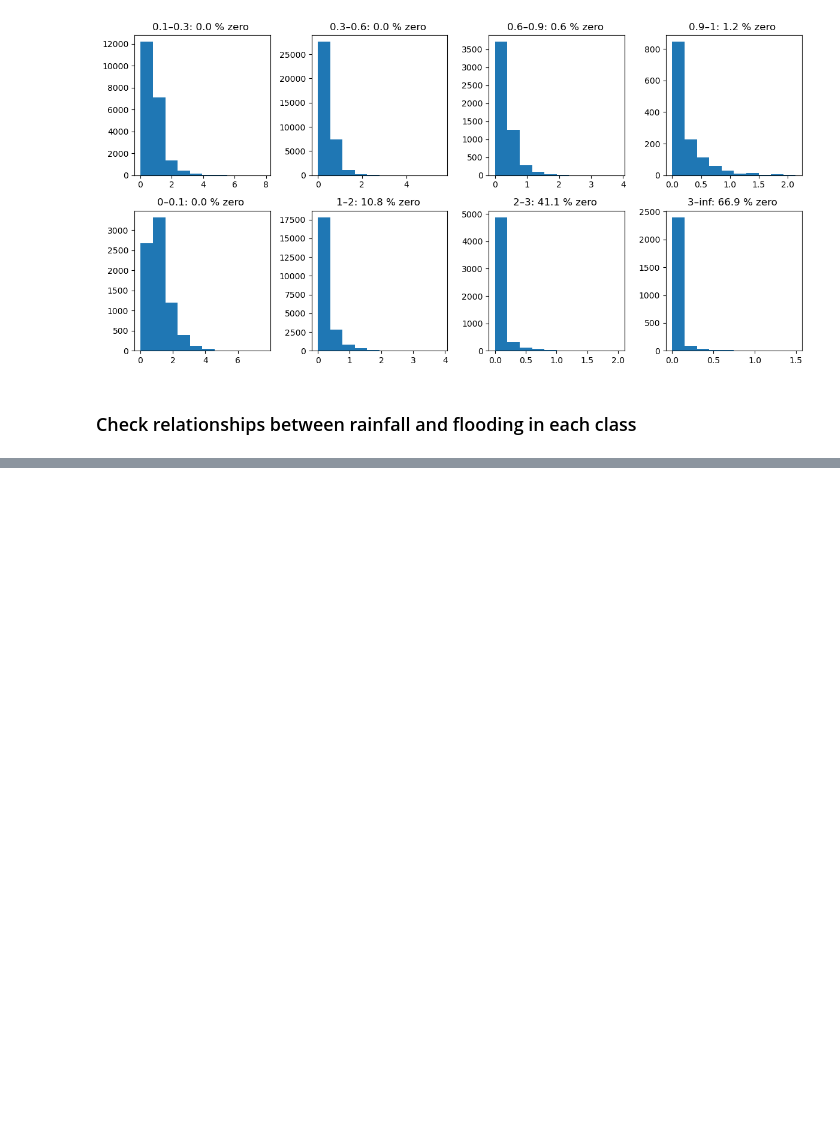
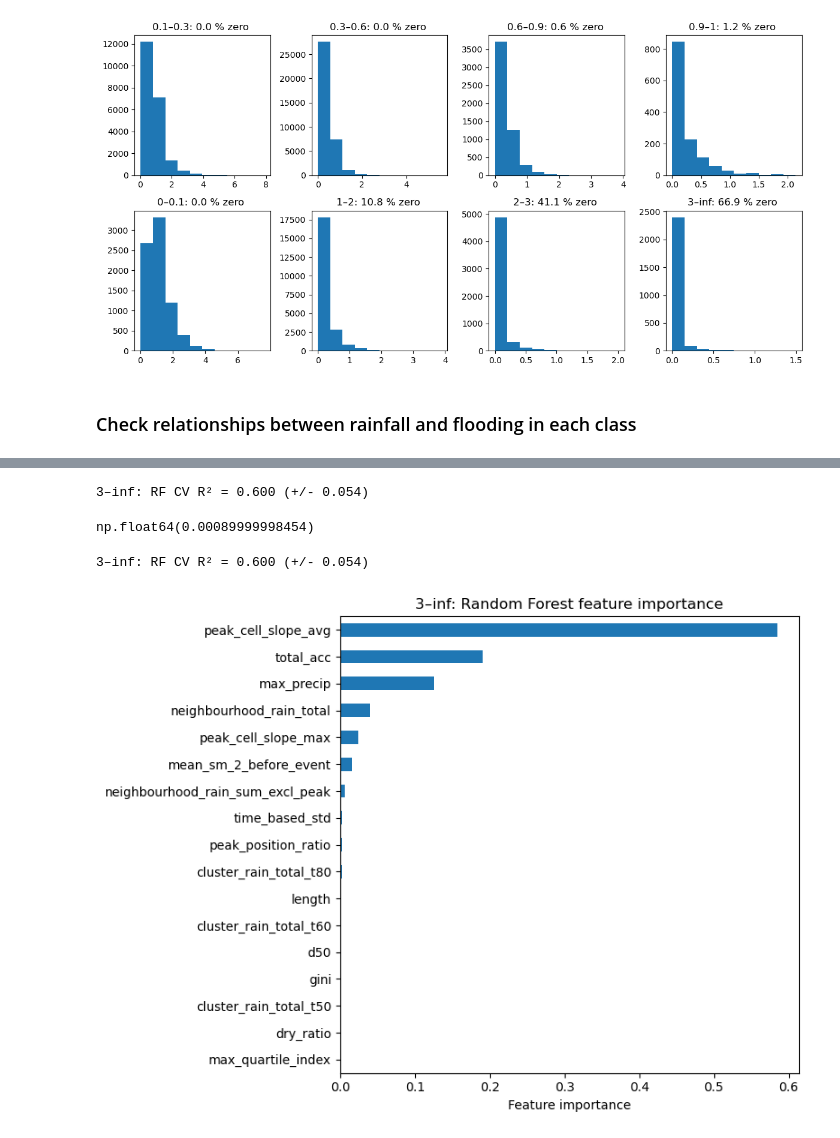
Before and after one commit to masher92/FutureFlood, a Jupyter notebook: AnalyseResults/RemovingScotlandTest.ipynb, the cells around one changed output, grey strips where cells are left out. Saved outputs shown, nothing was run; the diff lists cells and outputs as text; code cells hidden in the pictures; blank space fills up the shorter version.

```diff
--- a/AnalyseResults/RemovingScotlandTest.ipynb
+++ b/AnalyseResults/RemovingScotlandTest.ipynb
@@ -71,6 +69,7 @@ cbar.set_label('HC Class')
 # %%
 fp = f"/scratch/hydro4/users/kv25483/FutureFlood/Data/EventDetails/all_catchments.pkl"
 rainfall_events_all_df = pd.read_pickle(fp)
+rainfall_events_all_df = pd.read_csv("/scratch/hydro4/users/kv25483/FutureFlood/Data/EventDetails/all_catchments_with_topography.csv")
 rainfall_events_all_df = rainfall_events_all_df[rainfall_events_all_df['max_precip']<130].copy()
 rainfall_events_all_df['length'] = rainfall_events_all_df['times'].apply(len)
 # %%
@@ -112,0 +226,10 @@ print(len(rainfall_events_all_df))
+# %%
+accum_vars = ['total_acc']
+intensity_vars = ['max_precip']
+shape_vars = ['peak_position_ratio', 'd50', 'gini', 'time_based_std', 'dry_ratio', 'max_quartile_index']
+neighbourhood_vars = ['cluster_rain_total_t60', 'neighbourhood_rain_total', 'neighbourhood_rain_sum_excl_peak',
+                     'cluster_rain_total_t50', "cluster_rain_total_t80"] # ['cluster_flood_10_area_t80']
+antecedent_vars = ['mean_sm_2_before_event']
+length_vars = ['length']
+topography_vars = ['peak_cell_slope_max', "peak_cell_slope_avg", ]
+candidate_vars = topography_vars + length_vars + antecedent_vars + neighbourhood_vars + shape_vars + intensity_vars + accum_vars
@@ -151,3 +317,71 @@ for cls in sorted(df['HC_status_2'].unique()):
+# %%
+from sklearn.ensemble import RandomForestRegressor
+from sklearn.model_selection import cross_val_score
+
+X = df[candidate_vars]
+y = df['10cm_area']
+rf = RandomForestRegressor(n_estimators=300, max_depth=8, random_state=0, n_jobs=-1)
+scores = cross_val_score(rf, X, y, cv=5, scoring='r2')
+print(f"{cls}: RF CV R² = {scores.mean():.3f} (+/- {scores.std():.3f})")
+# %% [output]
+3–inf: RF CV R² = 0.600 (+/- 0.054)
+# %%
+df['10cm_area'].min()
+# %% [output]
+np.float64(0.00089999998454)
+# %%
+from sklearn.ensemble import RandomForestRegressor
+from sklearn.model_selection import cross_val_score
+import pandas as pd
+import matplotlib.pyplot as plt
+
+X = df[candidate_vars]
+y = df["10cm_area"]
+
+rf = RandomForestRegressor(
+    n_estimators=300,
+    max_depth=8,
+    random_state=0,
+    n_jobs=-1
+)
+
+# Cross-validation
+scores = cross_val_score(
+    rf,
+    X,
+    y,
+    cv=5,
+    scoring="r2"
+)
+
+print(
+    f"{cls}: RF CV R² = {scores.mean():.3f} "
+    f"(+/- {scores.std():.3f})"
+)
+
+# Fit final model to all available data
+rf.fit(X, y)
+
+# Feature importances
+importance = pd.Series(
+    rf.feature_importances_,
+    index=X.columns
+).sort_values(ascending=True)
+
+# Plot
+fig, ax = plt.subplots(figsize=(8, 6))
+
+importance.plot.barh(ax=ax)
+
+ax.set_xlabel("Feature importance")
+ax.set_ylabel("")
+ax.set_title(f"{cls}: Random Forest feature importance")
+
+plt.tight_layout()
+plt.show()
+# %% [output]
+3–inf: RF CV R² = 0.600 (+/- 0.054)
+[figure, added]
 # %%
 from sklearn.ensemble import RandomForestRegressor
 from sklearn.model_selection import cross_val_score
```
Also changed, not shown: parts of 17 cells of this notebook, 7 other files.
